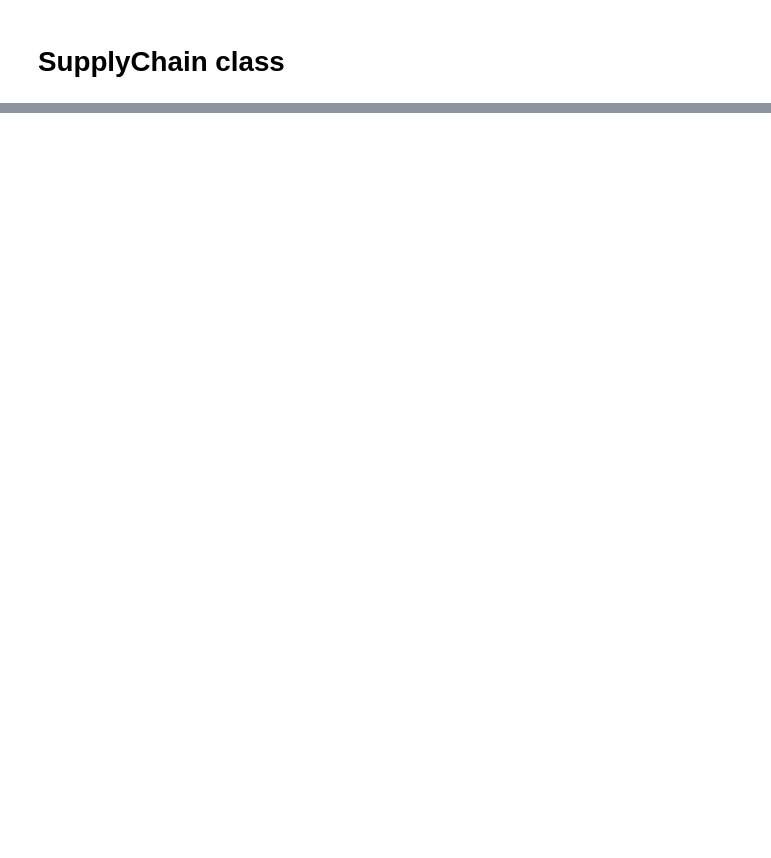
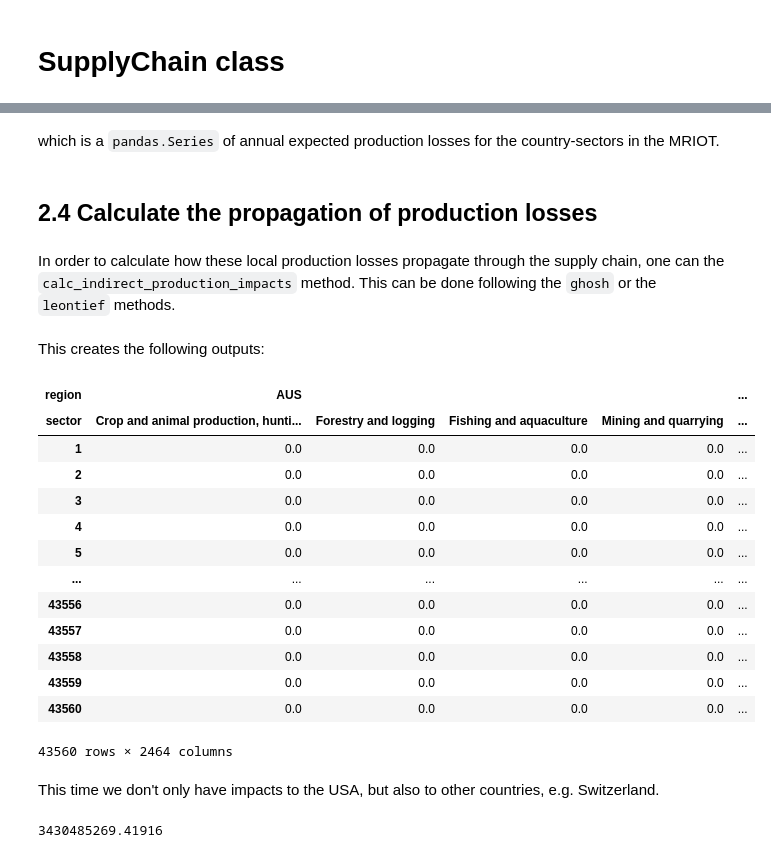
Before and after one commit to CLIMADA-project/climada_petals, a Jupyter notebook: doc/tutorial/climada_engine_SupplyChain.ipynb, the cells around one changed output, grey strips where cells are left out. Cells and saved outputs as stored; diff of their text form; code cells hidden in the pictures; blank space fills up the shorter version.

```diff
--- a/doc/tutorial/climada_engine_SupplyChain.ipynb
+++ b/doc/tutorial/climada_engine_SupplyChain.ipynb
@@ -474,0 +213,6 @@ df_imp #in M USD
+# %% [markdown]
+which is a `pandas.Series` of annual expected production losses for the country-sectors in the MRIOT.
+# %% [markdown]
+## 2.4 Calculate the propagation of production losses
+# %% [markdown]
+In order to calculate how these local production losses propagate through the supply chain, one can the `calc_indirect_production_impacts` method. This can be done following the `ghosh` or the `leontief` methods.
@@ -474,0 +221,25 @@ df_imp #in M USD
+# %% [markdown]
+This creates the following outputs:
+# %%
+supchain.indir_prod_impt_mat
+# %% [output]
+| region | AUS |  |  |  | ... |
+| sector | Crop and animal production, hunti... | Forestry and logging | Fishing and aquaculture | Mining and quarrying | ... |
+| 1 | 0.0 | 0.0 | 0.0 | 0.0 | ... |
+| 2 | 0.0 | 0.0 | 0.0 | 0.0 | ... |
+| 3 | 0.0 | 0.0 | 0.0 | 0.0 | ... |
+| 4 | 0.0 | 0.0 | 0.0 | 0.0 | ... |
+| 5 | 0.0 | 0.0 | 0.0 | 0.0 | ... |
+| ... | ... | ... | ... | ... | ... |
+| 43556 | 0.0 | 0.0 | 0.0 | 0.0 | ... |
+| 43557 | 0.0 | 0.0 | 0.0 | 0.0 | ... |
+| 43558 | 0.0 | 0.0 | 0.0 | 0.0 | ... |
+| 43559 | 0.0 | 0.0 | 0.0 | 0.0 | ... |
+| 43560 | 0.0 | 0.0 | 0.0 | 0.0 | ... |
+43560 rows × 2464 columns
+# %% [markdown]
+This time we don't only have impacts to the USA, but also to other countries, e.g. Switzerland.
+# %%
+supchain.indir_prod_impt_mat.loc[:,('CHE', slice(None))].sum().sum()
+# %% [output]
+3430485269.41916
```
Also changed, not shown: parts of 125 cells of this notebook, 2 other files.
